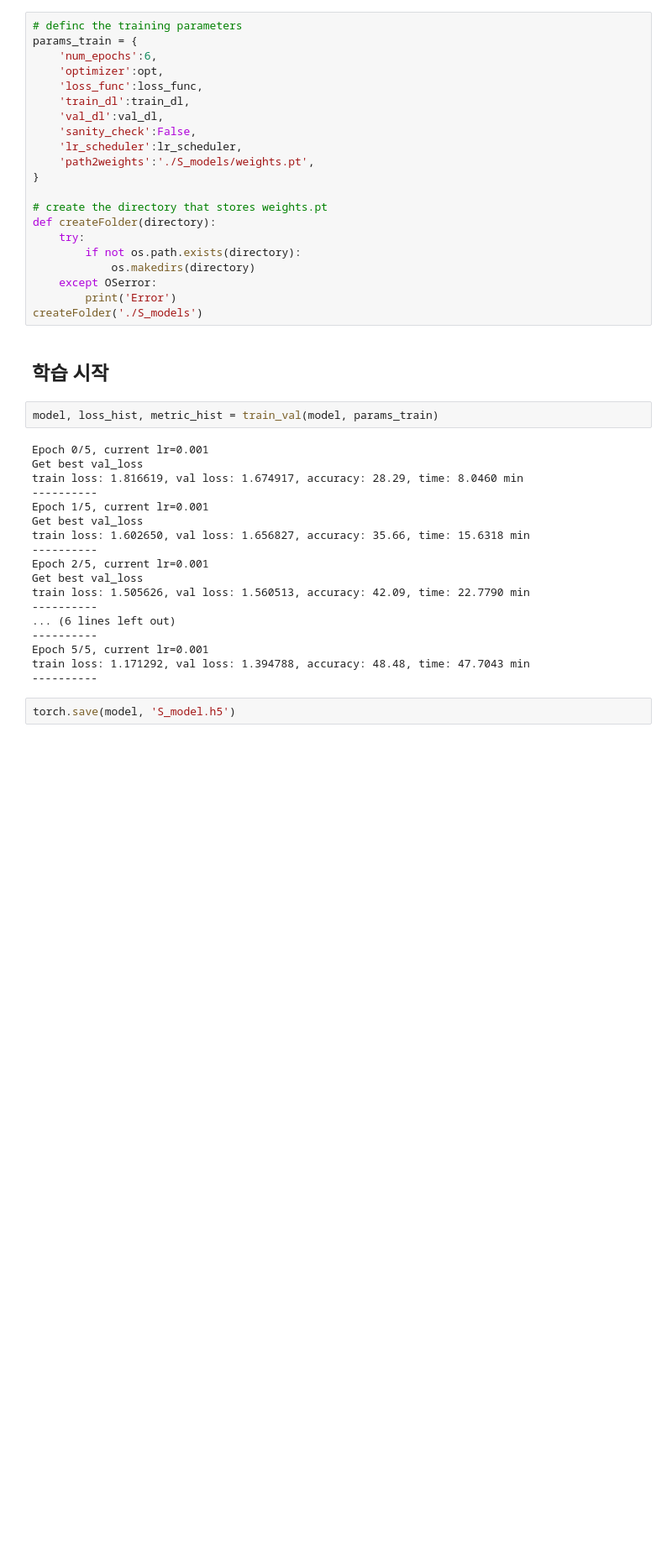
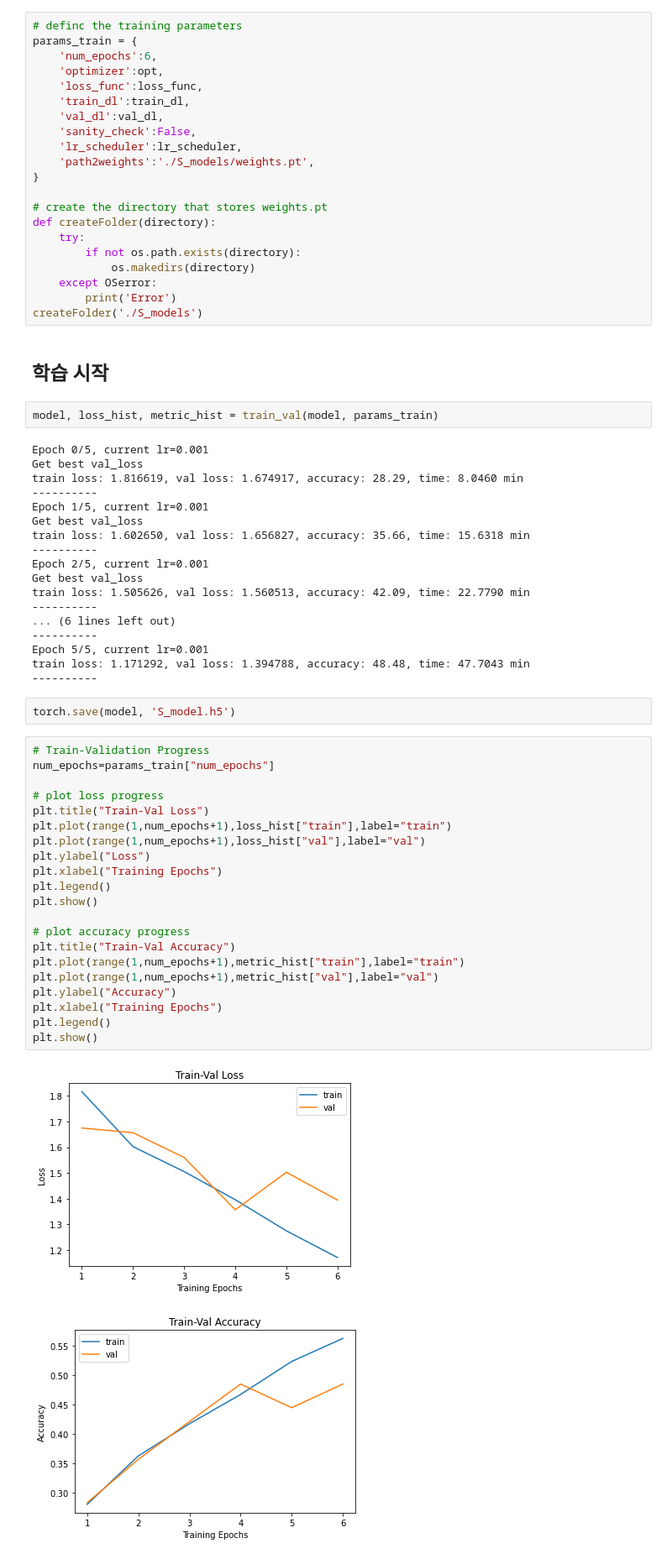
Before and after one commit to Hooni07/Graduate_Project, a Jupyter notebook: STL_resnet.ipynb, the cells around one changed output. Shown: that part at 84% size. Drawn from its saved outputs; the diff is of its cells as text; blank space fills up the shorter version.

```diff
--- a/STL_resnet.ipynb
+++ b/STL_resnet.ipynb
@@ -485,3 +485,27 @@ train loss: 1.171292, val loss: 1.394788, accuracy: 48.48, time: 47.7043 min
 ----------
 # %%
 torch.save(model, 'S_model.h5')
+# %%
+# Train-Validation Progress
+num_epochs=params_train["num_epochs"]
+
+# plot loss progress
+plt.title("Train-Val Loss")
+plt.plot(range(1,num_epochs+1),loss_hist["train"],label="train")
+plt.plot(range(1,num_epochs+1),loss_hist["val"],label="val")
+plt.ylabel("Loss")
+plt.xlabel("Training Epochs")
+plt.legend()
+plt.show()
+
+# plot accuracy progress
+plt.title("Train-Val Accuracy")
+plt.plot(range(1,num_epochs+1),metric_hist["train"],label="train")
+plt.plot(range(1,num_epochs+1),metric_hist["val"],label="val")
+plt.ylabel("Accuracy")
+plt.xlabel("Training Epochs")
+plt.legend()
+plt.show()
+# %% [output]
+[figure, added]
+[figure, added]
```
